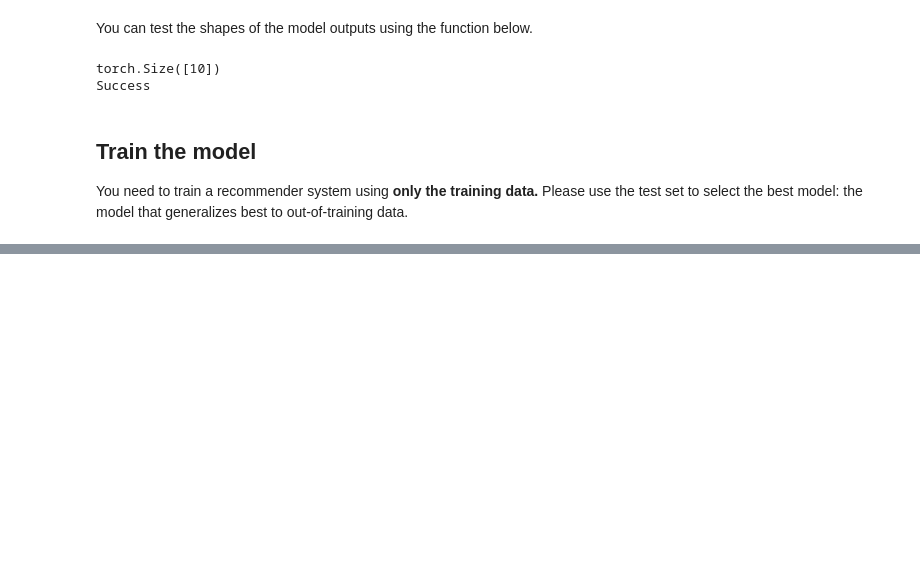
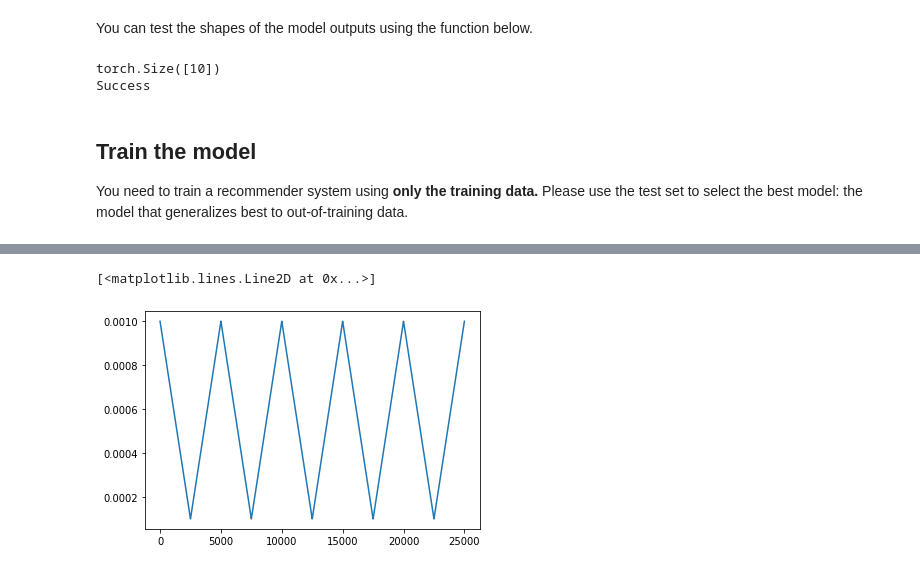
Before and after one commit to Arskah/deeplearn, a Jupyter notebook: 04_reg/2_recommender.ipynb, the cells around one changed output, grey strips where cells are left out. Cells and saved outputs as stored; diff of their text form; code cells hidden in the pictures; blank space fills up the shorter version.

```diff
--- a/04_reg/2_recommender.ipynb
+++ b/04_reg/2_recommender.ipynb
@@ -257,3 +323,8 @@ if not skip_training:
+# %%
+plt.plot(lr_history[:])
+# %% [output]
+[<matplotlib.lines.Line2D at 0x...>]
+[figure, added]
 # %%
 # Save the model to disk (the pth-files will be submitted automatically together with your notebook)
 # Set confirm=False if you do not want to be asked for confirmation before saving.
```
Also changed, not shown: parts of 5 cells of this notebook, 1 other file.
